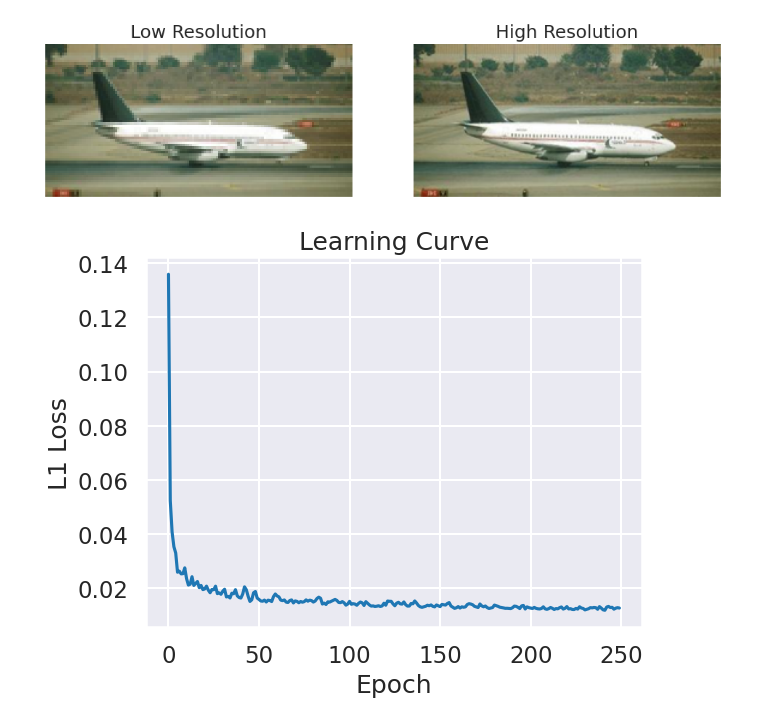
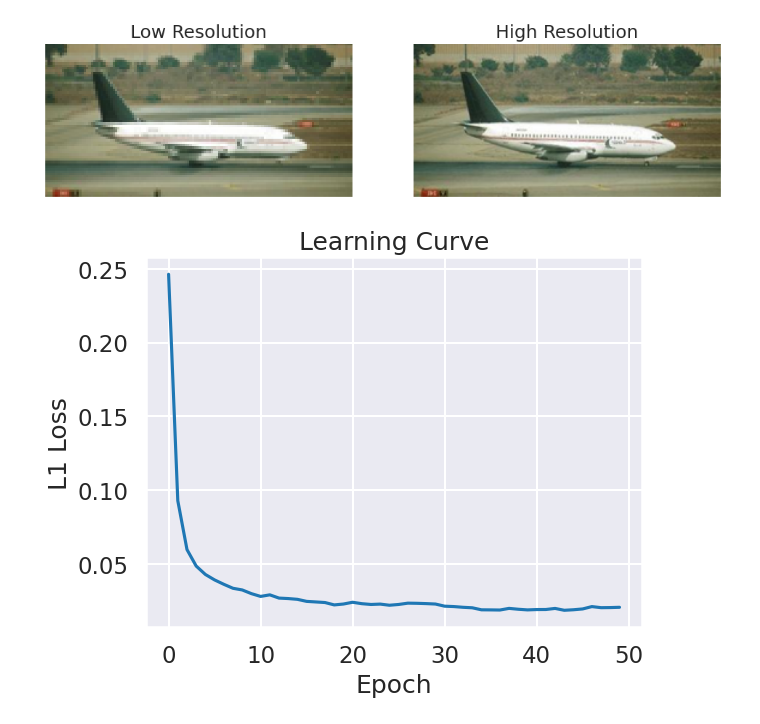
Before and after one commit to cMancio00/Super-Resolution, a Jupyter notebook: notebook.ipynb, the cells around one changed output. Saved outputs shown, nothing was run; the diff lists cells and outputs as text; code cells hidden in the pictures.

```diff
--- a/notebook.ipynb
+++ b/notebook.ipynb
@@ -50,14 +47,14 @@ _ , _, test = split_dataset(dataset,sizes)
 
 test_dataloader = DataLoader(test, batch_size=16, shuffle=True)
 # %%
-loss_filename = 'training_loss/L1_202408041853.csv'
+loss_filename = 'training_logs/202408051714_L1.csv'
 losses = genfromtxt(loss_filename, delimiter=',')
 sns.lineplot(x=np.arange(len(losses)), y=losses)
 plt.xlabel('Epoch')
 plt.ylabel('L1 Loss')
 plt.title('Learning Curve')
 plt.show()
 # %% [output]
-[figure, old version]
+[figure, new version]
 # %%
 device = torch.device('cuda:0' if torch.cuda.is_available() else 'cpu')
```
Also changed, not shown: parts of 3 cells of this notebook, 10 other files.
